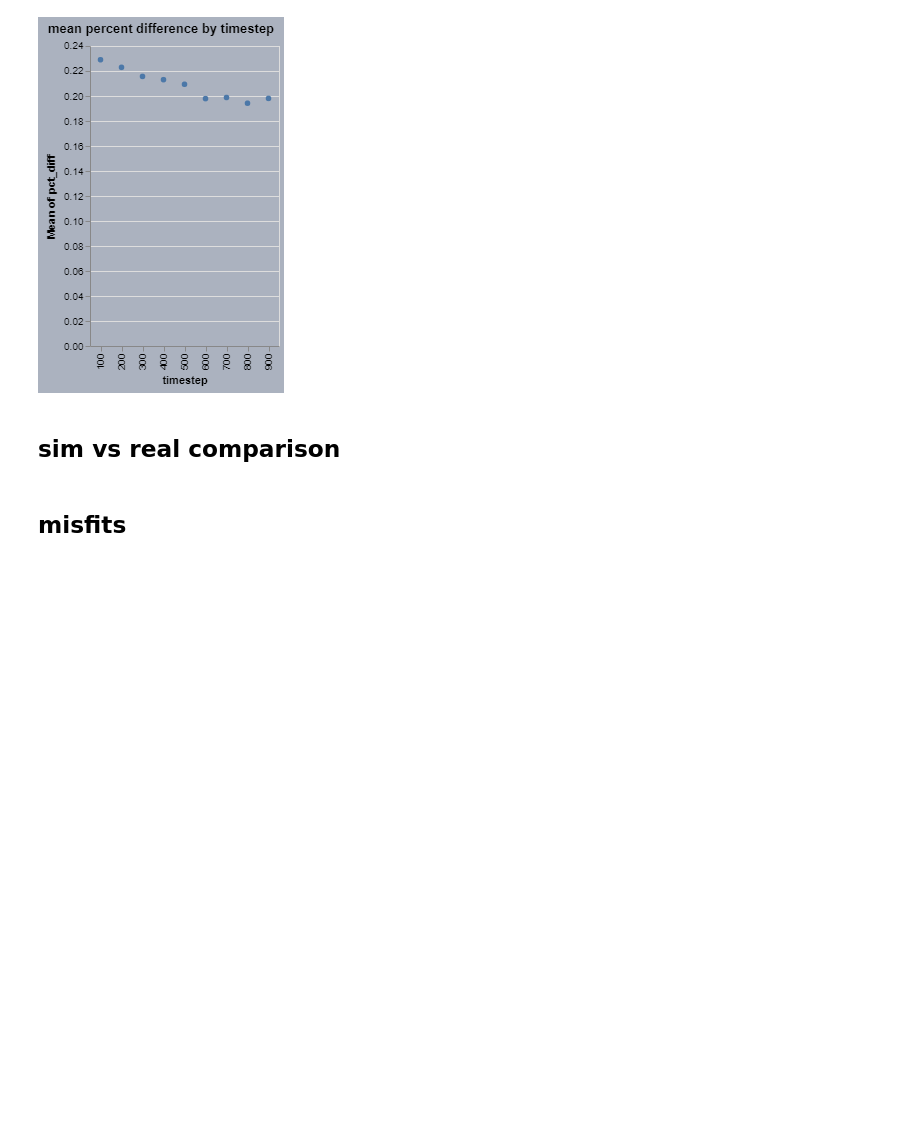
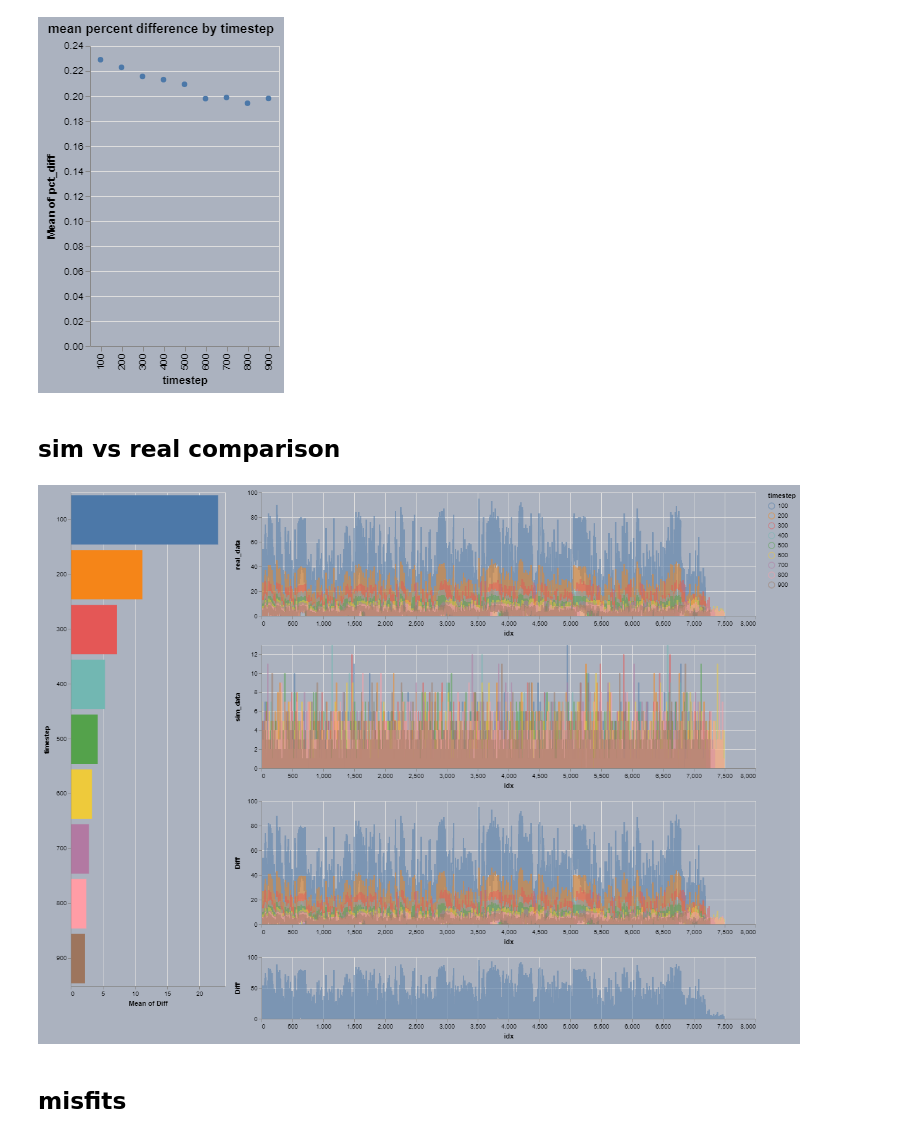
Before and after one commit to tjbergst/data-parsing, a Jupyter notebook: occupancy-prediction.ipynb, the cells around one changed output. Drawn from its saved outputs; the diff is of its cells as text; code cells hidden in the pictures; blank space fills up the shorter version.

Commit message:
updated comp chart to force read from disk

```diff
--- a/occupancy-prediction.ipynb
+++ b/occupancy-prediction.ipynb
@@ -441,11 +441,19 @@ mean percent difference:
 # %% [markdown]
 ## sim vs real comparison
 # %%
+# force to disk
+OP.full_comp_df.reset_index().rename({'index':'idx'}, axis=1).to_csv('data/full_comp_for_chart.csv', index=True)
+
+# set data ref
+alt_url = 'data/full_comp_for_chart.csv'
+
+
+
 #----------------------- bar chart -----------------------
 sel_iter_var = alt.selection_single(encodings=['y'])
 
 bar_chart = alt.Chart(
-    OP.full_comp_df,
+    alt_url,
     #.sample(frac=0.1),
     width=250,
     height=800
@@ -470,7 +478,8 @@ bar_chart = alt.Chart(
 x_scaler = alt.selection_interval(encodings=['x'])
 
 base = alt.Chart(
-    OP.full_comp_df.reset_index().sample(frac=0.5),
+    alt_url,
+    #OP.full_comp_df.reset_index().sample(frac=0.5),
     height=200,
     width=800
 ).transform_filter(
@@ -478,40 +487,42 @@ base = alt.Chart(
 ).mark_line(
     opacity=0.5
 ).encode(
-    alt.X('index:Q', scale={'domain': x_scaler.ref()}),
+    alt.X('idx:Q', scale={'domain': x_scaler.ref()}),
     #alt.Y('real_data:Q')
 )
 
 layered = alt.vconcat(
     base.encode(
         alt.Y('real_data:Q'),
         #color=alt.value('#4286f4') # blue
         color=f'{OP.iter_var}:N'
     ).transform_filter(x_scaler),
     base.encode(
         alt.Y('sim_data:Q'),
         #color=alt.value('#41f470') # green
         color=f'{OP.iter_var}:N'
     ).transform_filter(x_scaler),
     base.encode(
         alt.Y('Diff:Q'),
         #color=alt.value('#f44141') # red
         color=f'{OP.iter_var}:N'
     ).transform_filter(x_scaler),
 )
 
 wide = base.encode(alt.Y('Diff:Q')).add_selection(x_scaler).properties(height=100)
 
 signal_concat = alt.vconcat(
     layered,
     wide
 )
 
 alt.hconcat(
     bar_chart,
     signal_concat,
     background='#abb2bf'
 )
+# %% [output]
+[figure, added]
 # %% [markdown]
 ## misfits
 # %% [raw]
```
